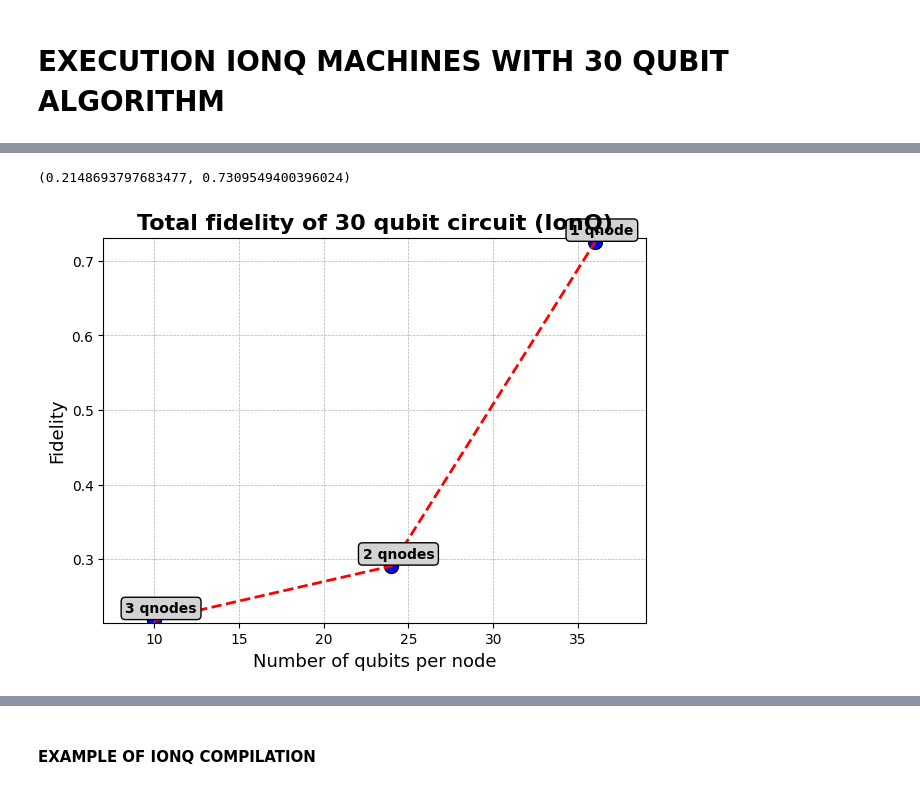
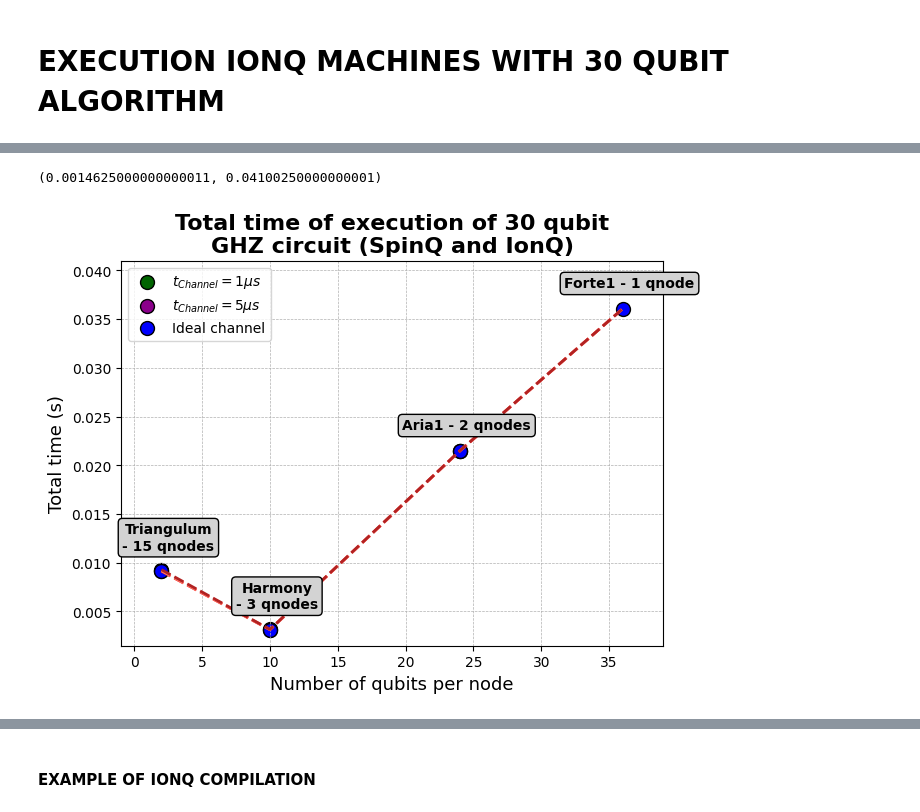
Before and after one commit to danicasadofauli/QDistributed_Benchmark, a Jupyter notebook: benchmark_GHZ.ipynb, the cells around one changed output, grey strips where cells are left out. Cells and saved outputs as stored; diff of their text form; code cells hidden in the pictures.

```diff
--- a/benchmark_GHZ.ipynb
+++ b/benchmark_GHZ.ipynb
@@ -12,6 +12,9 @@ from qiskit.compiler import transpile
 from diskit_updated.circuit_remapper import *
 from ionq.compile_native import compile_to_ionq_native_gates
 # %%
+with open("error_datasheets/Triangulum_SpinQ_3qubits.json", 'r') as f:
+    spinq_3q_datasheet = json.load(f)
+
 with open("error_datasheets/Harmony_IonQ_11qubits.json", 'r') as f:
     ionq_11q_datasheet = json.load(f)
 with open("error_datasheets/Aria1_IonQ_25qubits.json", 'r') as f:
@@ -42,6 +45,11 @@ ionq_valid_gates = ionq_valid_1qgates + ionq_valid_2qgates
 ibmq_valid_1qgates = ["id", "rz", "sx", "x"]
 ibmq_valid_2qgates = ["ecr"]
 ibmq_valid_gates = ibmq_valid_1qgates + ibmq_valid_2qgates
+
+# 3. SpinQ -> H, X, Y, Z, SX, SY, SZ, RX, RY, RZ, T, TDG, S, SDG, CX, CY, CZ
+spinq_valid_1qgates = ["id", "h", "x", "sx", "y", "z", "rx", "ry", "rz", "t", "tdg", "s", "sdg"]
+spinq_valid_2qgates = ["cx", "cy", "cz"]
+spinq_valid_gates = spinq_valid_1qgates + spinq_valid_2qgates
 # %% [markdown]
 # CIRCUIT TO SIMULATE
 # %%
@@ -275,0 +277,9 @@ def benchmark_distributed_execution(
+# %%
+dist_circuits, output_circuits, duration_list, qubits_list, fidelity_list = benchmark_distributed_execution(
+    benchmark_machine_list=[
+        (spinq_3q_datasheet, 7, 2),
+        (ionq_11q_datasheet, 2, 10),
+        (ionq_25q_datasheet, 1, 24)
+    ],
+    circuit_function=get_circuit_max14qubits,
+)
@@ -276,8 +406,9 @@ def benchmark_distributed_execution(
 # %% [markdown]
 # EXECUTION IONQ MACHINES WITH 30 QUBIT ALGORITHM
 # %%
-dist_circuits, output_circuits, duration_list, qubits_list, fidelity_list, timing_error_list = benchmark_distributed_execution(
+dist_circuits, output_circuits, duration_list, qubits_list, fidelity_list = benchmark_distributed_execution(
     benchmark_machine_list=[
+        (spinq_3q_datasheet, 15, 2),
         (ionq_11q_datasheet, 3, 10),
         (ionq_25q_datasheet, 2, 24),
         (ionq_36q_datasheet, 1, 36)
@@ -304,35 +491,51 @@ OrderedDict([('gpi2', 117), ('delay', 64), ('ms', 29), ('gpi', 1)])
 # %%
-labels = ["3 qnodes", "2 qnodes", "1 qnode"]
+labels = ["Triangulum\n- 15 qnodes", "Harmony\n- 3 qnodes", "Aria1 - 2 qnodes", "Forte1 - 1 qnode"]
+# Get the x, y limits
+xmin, xmax = min(qubits_list), max(qubits_list)
+ymin, ymax = min(duration_list), max(duration_list)
+range_values_y = ymax - ymin
+
+f_min = [duration_list[0]+(1e-6*15*2), duration_list[1]+(1e-6*3*2), duration_list[2]+(1e-6*2*2), duration_list[3]]
+f_max = [duration_list[0]+(5e-6*15*2), duration_list[1]+(5e-6*3*2), duration_list[2] +(5e-6*2*2), duration_list[3]]
 
 # Crear la figura y los ejes
 fig, ax = plt.subplots(figsize=(7, 5))
 
 # Calcular la línea de tendencia
-coefficients = np.polyfit(qubits_list, fidelity_list, 2)
+coefficients = np.polyfit(qubits_list, duration_list, 3)
 trendline = np.poly1d(coefficients)
 
+coefficients_min = np.polyfit(qubits_list, f_min, 3)
+trendline_min = np.poly1d(coefficients_min)
+
+coefficients_max = np.polyfit(qubits_list, f_max, 3)
+trendline_max = np.poly1d(coefficients_max)
+
+
 # Configuración del gráfico
-ax.scatter(qubits_list, fidelity_list, color='blue', s=100, edgecolors='k', label='Datos')
-ax.plot(qubits_list, trendline(qubits_list), color='red', linestyle='--', linewidth=2, label='Línea de tendencia')
+ax.scatter(qubits_list[:-1], f_min[:-1], color='darkgreen', s=100, edgecolors='k', label=r'$t_{Channel} = 1µs$')
+ax.scatter(qubits_list[:-1], f_max[:-1], color='darkmagenta', s=100, edgecolors='k', label=r'$t_{Channel} = 5µs$')
+ax.scatter(qubits_list, duration_list, color='blue', s=100, edgecolors='k', label='Ideal channel')
+ax.plot(qubits_list, trendline(qubits_list), color='red', linestyle='--', linewidth=2)
+ax.plot(qubits_list, trendline_min(qubits_list), color='salmon', linestyle='--', linewidth=2)
+ax.plot(qubits_list, trendline_max(qubits_list), color='firebrick', linestyle='--', linewidth=2)
 
 # Añadir etiquetas a los puntos
 for i, txt in enumerate(labels):
-    ax.annotate(txt, (qubits_list[i], fidelity_list[i] + 0.0015), textcoords="offset points", xytext=(5,5), ha='center',
+    ax.annotate(txt, (qubits_list[i], duration_list[i] + range_values_y * 0.045), textcoords="offset points", xytext=(5,5), ha='center',
                 fontsize=10, fontweight='bold', bbox=dict(boxstyle="round,pad=0.3", edgecolor='black', facecolor='lightgray'))
 
 # Títulos y etiquetas
-ax.set_title('Total fidelity of 30 qubit circuit (IonQ)', fontsize=16, fontweight='bold')
+ax.set_title('Total time of execution of 30 qubit\nGHZ circuit (SpinQ and IonQ)', fontsize=16, fontweight='bold')
 ax.set_xlabel('Number of qubits per node', fontsize=13)
-ax.set_ylabel('Fidelity', fontsize=13)
+ax.set_ylabel('Total time (s)', fontsize=13)
 
 # Líneas de cuadrícula
 ax.grid(True, which='both', linestyle='--', linewidth=0.5)
+ax.legend()
 
-# Get the x, y limits
-xmin, xmax = min(qubits_list), max(qubits_list)
-ymin, ymax = min(fidelity_list), max(fidelity_list)
 plt.xlim(xmin-3, xmax+3)
-plt.ylim(ymin-0.003, ymax + 0.006)
+plt.ylim(ymin - range_values_y * 0.05, ymax + range_values_y * 0.15)
 # %% [output]
-(0.2148693797683477, 0.7309549400396024)
+(0.0014625000000000011, 0.04100250000000001)
-[figure, old version]
+[figure, new version]
```
Also changed, not shown: parts of 19 cells of this notebook, 38 other files.
